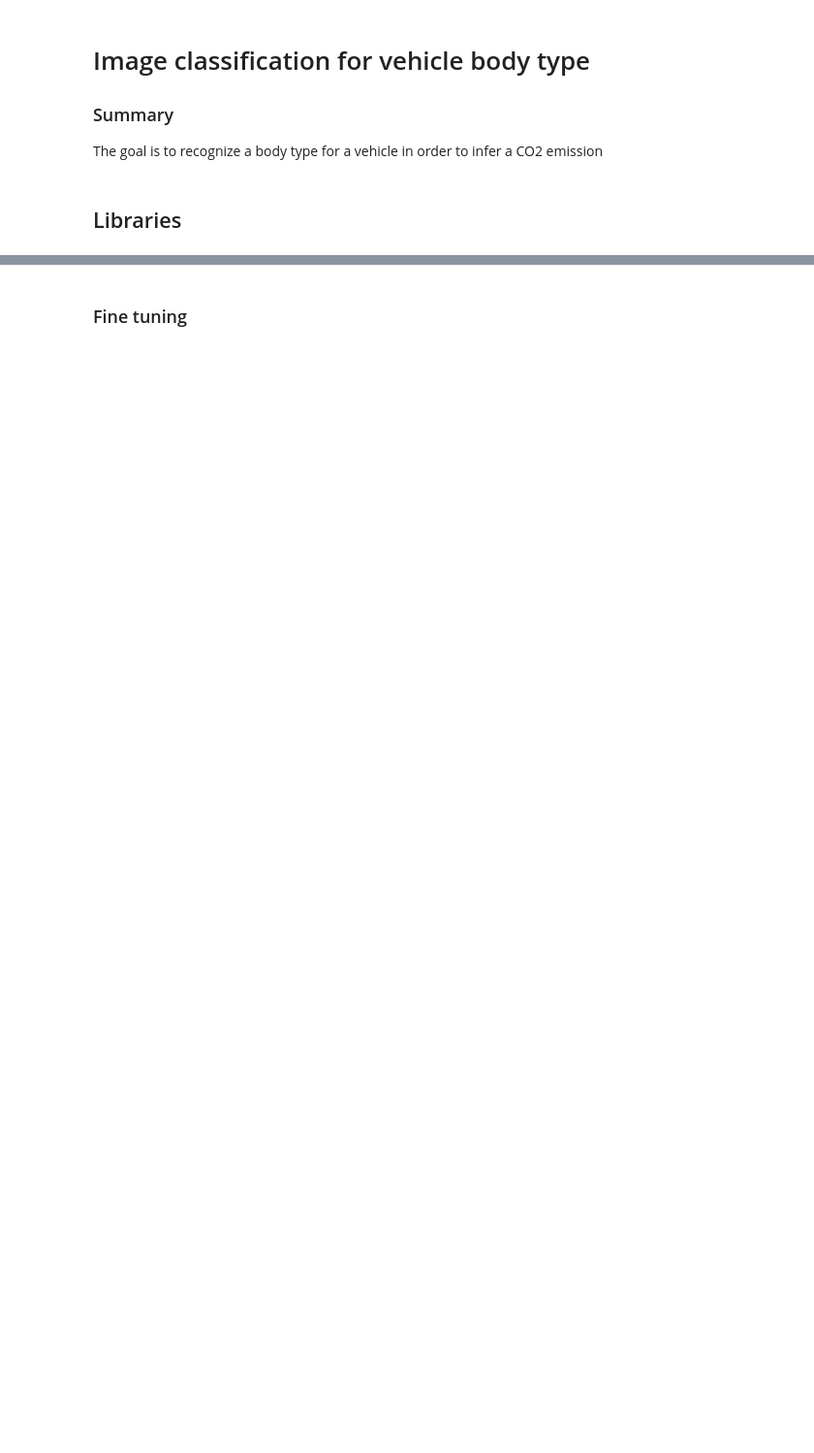
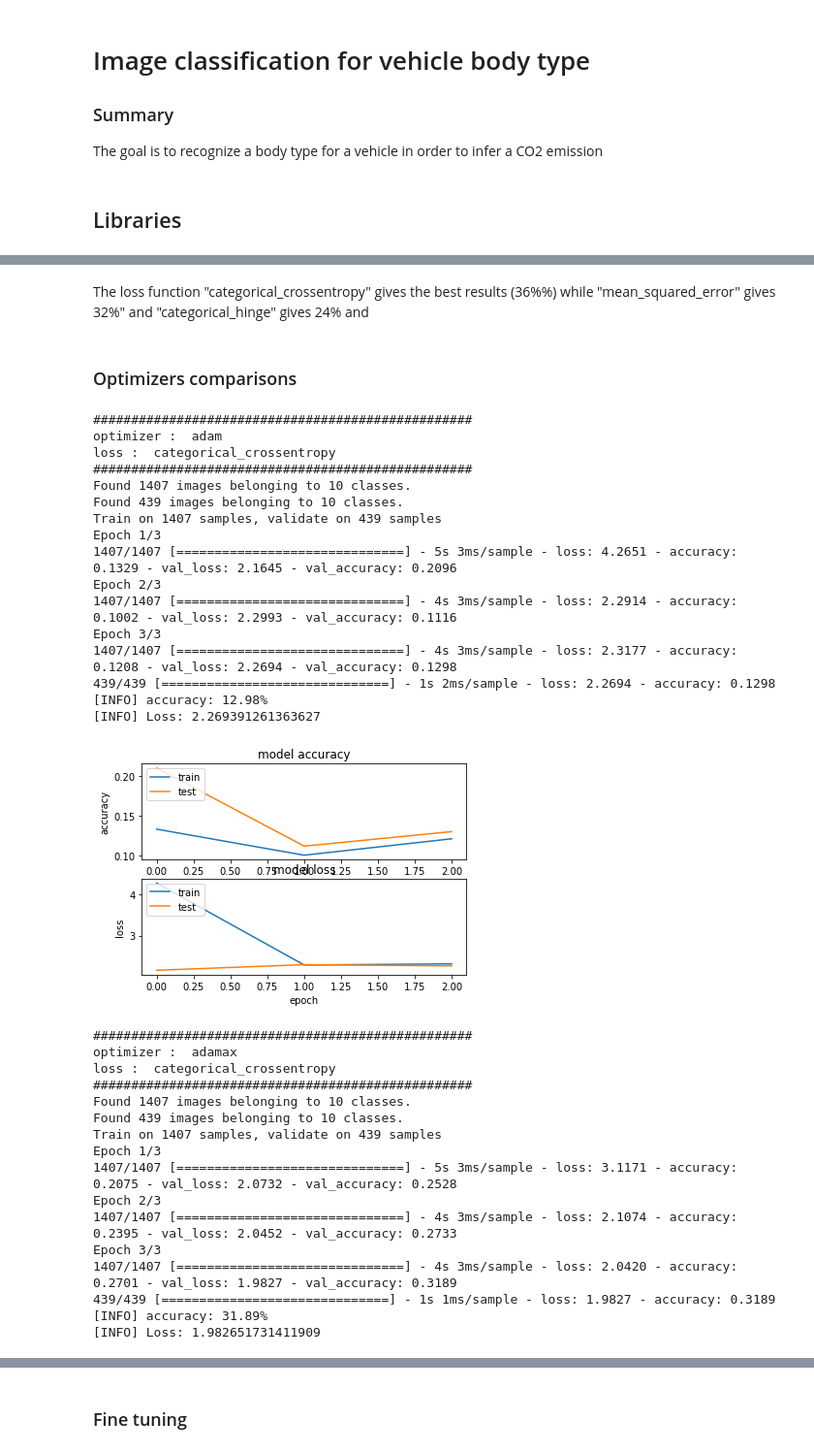
Before and after one commit to VALDOM-PROJET-TRANSVERSE-2019/Module3_VehicleEmissions, a Jupyter notebook: infer_emission/models_analysis/2-model_vehicle_finetuning_resnet.ipynb, the cells around one changed output, grey strips where cells are left out. Shown: that part at 97% size. Saved outputs shown, nothing was run; the diff lists cells and outputs as text; code cells hidden in the pictures; blank space fills up the shorter version.

```diff
--- a/infer_emission/models_analysis/2-model_vehicle_finetuning_resnet.ipynb
+++ b/infer_emission/models_analysis/2-model_vehicle_finetuning_resnet.ipynb
@@ -97,0 +319,50 @@ Found 439 images belonging to 10 classes.
+# %% [markdown]
+The loss function "categorical_crossentropy" gives the best results (36%%) while "mean_squared_error" gives 32%" and "categorical_hinge" gives 24% and
+# %% [markdown]
+### Optimizers comparisons
+# %%
+optimizers = ["adam", "adamax", "adagrad", "adadelta", "sgd", "rmsprop", "nadam"]
+histories = []
+
+for opt in optimizers:
+    print("##################################################")
+    print("optimizer : ", opt)
+    print("loss : ", loss)
+    print("##################################################")
+    history = train_top_model(save_weights=False, loss=loss, optimizer=opt)
+    plot_training(history)
+    histories.append(history)
+# %% [output]
+##################################################
+optimizer :  adam
+loss :  categorical_crossentropy
+##################################################
+Found 1407 images belonging to 10 classes.
+Found 439 images belonging to 10 classes.
+Train on 1407 samples, validate on 439 samples
+Epoch 1/3
+1407/1407 [==============================] - 5s 3ms/sample - loss: 4.2651 - accuracy: 0.1329 - val_loss: 2.1645 - val_accuracy: 0.2096
+Epoch 2/3
+1407/1407 [==============================] - 4s 3ms/sample - loss: 2.2914 - accuracy: 0.1002 - val_loss: 2.2993 - val_accuracy: 0.1116
+Epoch 3/3
+1407/1407 [==============================] - 4s 3ms/sample - loss: 2.3177 - accuracy: 0.1208 - val_loss: 2.2694 - val_accuracy: 0.1298
+439/439 [==============================] - 1s 2ms/sample - loss: 2.2694 - accuracy: 0.1298
+[INFO] accuracy: 12.98%
+[INFO] Loss: 2.269391261363627
+[figure, added]
+##################################################
+optimizer :  adamax
+loss :  categorical_crossentropy
+##################################################
+Found 1407 images belonging to 10 classes.
+Found 439 images belonging to 10 classes.
+Train on 1407 samples, validate on 439 samples
+Epoch 1/3
+1407/1407 [==============================] - 5s 3ms/sample - loss: 3.1171 - accuracy: 0.2075 - val_loss: 2.0732 - val_accuracy: 0.2528
+Epoch 2/3
+1407/1407 [==============================] - 4s 3ms/sample - loss: 2.1074 - accuracy: 0.2395 - val_loss: 2.0452 - val_accuracy: 0.2733
+Epoch 3/3
+1407/1407 [==============================] - 4s 3ms/sample - loss: 2.0420 - accuracy: 0.2701 - val_loss: 1.9827 - val_accuracy: 0.3189
+439/439 [==============================] - 1s 1ms/sample - loss: 1.9827 - accuracy: 0.3189
+[INFO] accuracy: 31.89%
+[INFO] Loss: 1.982651731411909
```
Also changed, not shown: parts of 43 cells of this notebook.
